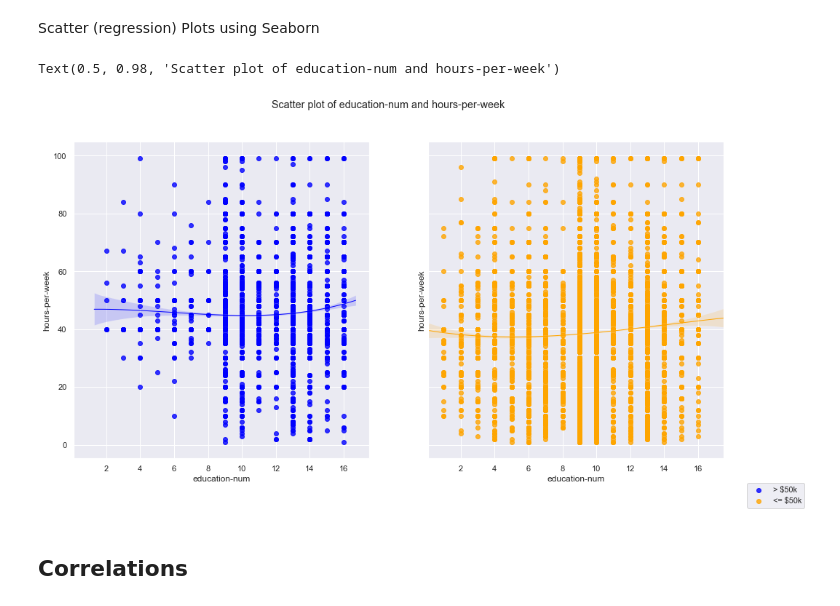
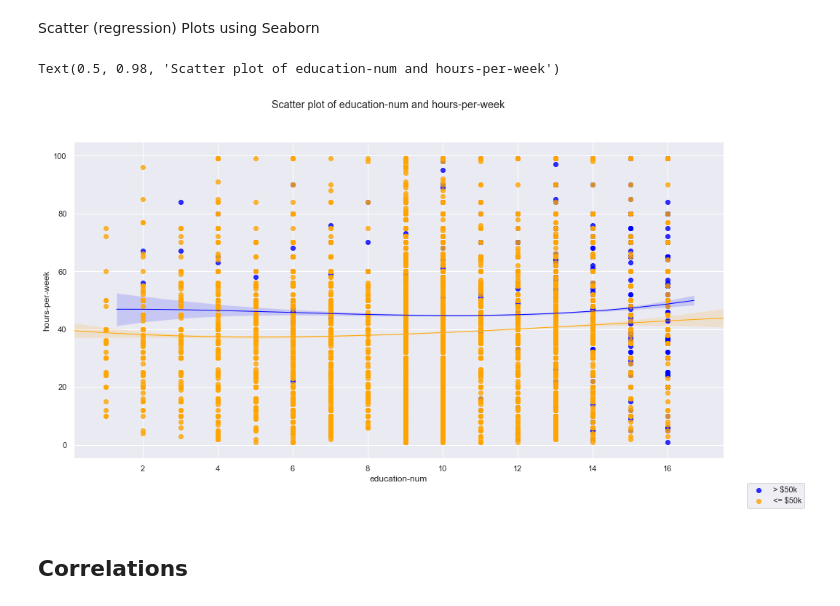
Before and after one commit to amitsomech/DS-WORKSHOP, a Jupyter notebook: DS Pipeline Example/End to End Simple DS Pipeline.ipynb, the cells around one changed output. Drawn from its saved outputs; the diff is of its cells as text; code cells hidden in the pictures.

Commit message:
fixed scatter figure

```diff
--- a/DS Pipeline Example/End to End Simple DS Pipeline.ipynb
+++ b/DS Pipeline Example/End to End Simple DS Pipeline.ipynb
@@ -166,27 +166,24 @@ var_a = 'education-num'
 var_b = 'hours-per-week'
 # %%
 sns.set(color_codes=True)
-fig,axes=plt.subplots(1,2,figsize=(16,8),sharex=True,sharey=True)
+fig,ax=plt.subplots(figsize=(16,8))
 #train_data['education-num'] = train_data['education-num'].map(int)
-sns.regplot(var_a, var_b, high_income,ax=axes[0],
+sns.regplot(var_a, var_b, high_income,ax=ax,
             scatter_kws={"marker": ".", "color": "blue"},
             line_kws = {"linewidth": "1", "color": "blue"},
             order = 3,
             label = '> $50k')
-sns.regplot(var_a, var_b, low_income,ax=axes[1],
+sns.regplot(var_a, var_b, low_income,ax=ax,
             scatter_kws={"marker": ".", "color": "orange"},
             line_kws = {"linewidth": "1", "color": "orange"},
             order = 3,
             label = '<= $50k')
-#axes[0].set_xlabel('Number of years of education')
-#axes[1].set_xlabel('Number of years of education')
-#axes[0].set_ylabel('Working Hours per week')
-#axes[1].set_ylabel('Working Hours per week')
+
 fig.legend(loc="lower right")
 fig.suptitle(f"Scatter plot of {var_a} and {var_b}")
 # %% [output]
 Text(0.5, 0.98, 'Scatter plot of education-num and hours-per-week')
-[figure, old version]
+[figure, new version]
 # %% [markdown]
 ## Correlations
 # %% [markdown]
```
